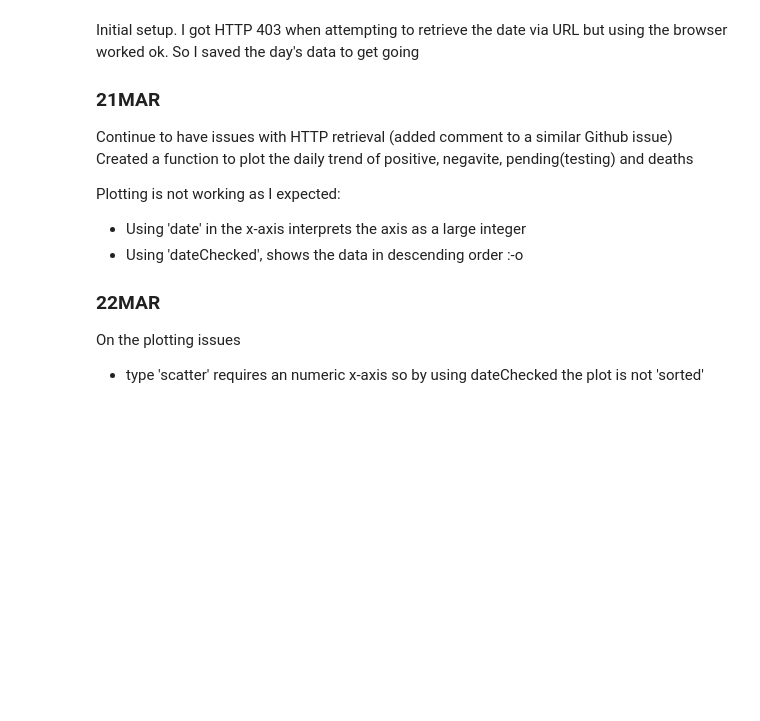
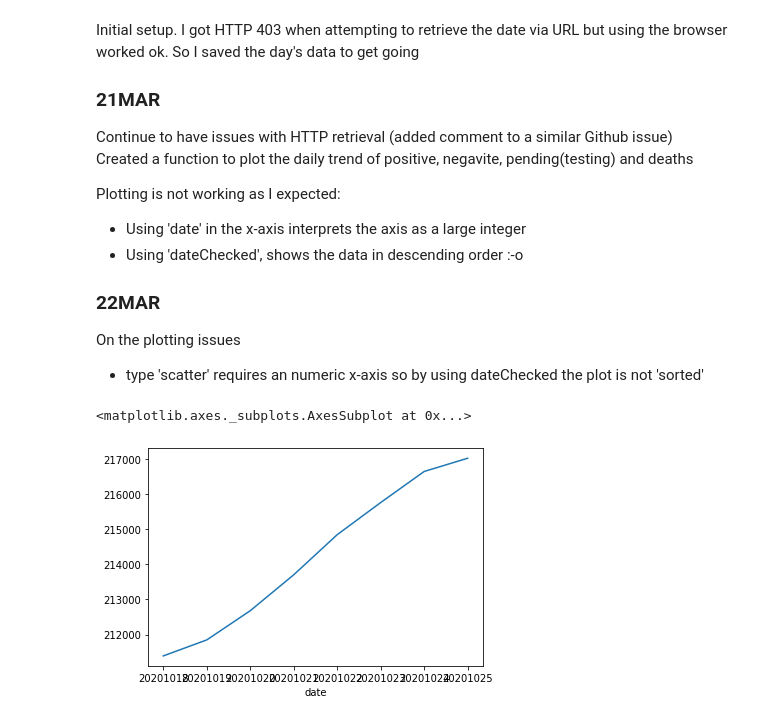
Before and after one commit to aflores/colab-notebooks, a Jupyter notebook: covid01.ipynb, the cells around one changed output. Saved outputs shown, nothing was run; the diff lists cells and outputs as text; code cells hidden in the pictures; blank space fills up the shorter version.

```diff
--- a/covid01.ipynb
+++ b/covid01.ipynb
@@ -58,6 +58,18 @@ daily = pd.read_json(data_url)
 # but I rather use it as a string so we can show it in the x-axis
 daily = daily.astype({"date": str})
 #print(daily.dtypes)
+# %%
+# national = daily[['date','state','positive','negative','death']][(daily.date >= '20201001') & (daily.state == 'FL')]
+national = daily[['date','state','positive','negative','death']][(daily.date >= '20201018')]
+#national = national.groupby(['date','state']).sum()
+#print(national.dtypes)
+#national.head()
+#national.groupby(['date'])['positive'].sum().plot()
+#national.groupby(['date'])['negative'].sum().plot()
+national.groupby(['date'])['death'].sum().plot()
+# %% [output]
+<matplotlib.axes._subplots.AxesSubplot at 0x...>
+[figure, added]
 # %%
 def plot_state (state='FL', df=daily, hide_pending=False, hide_negative=False, hide_positive=False, hide_death=False):
 
```
Also changed, not shown: parts of 3 cells of this notebook.
